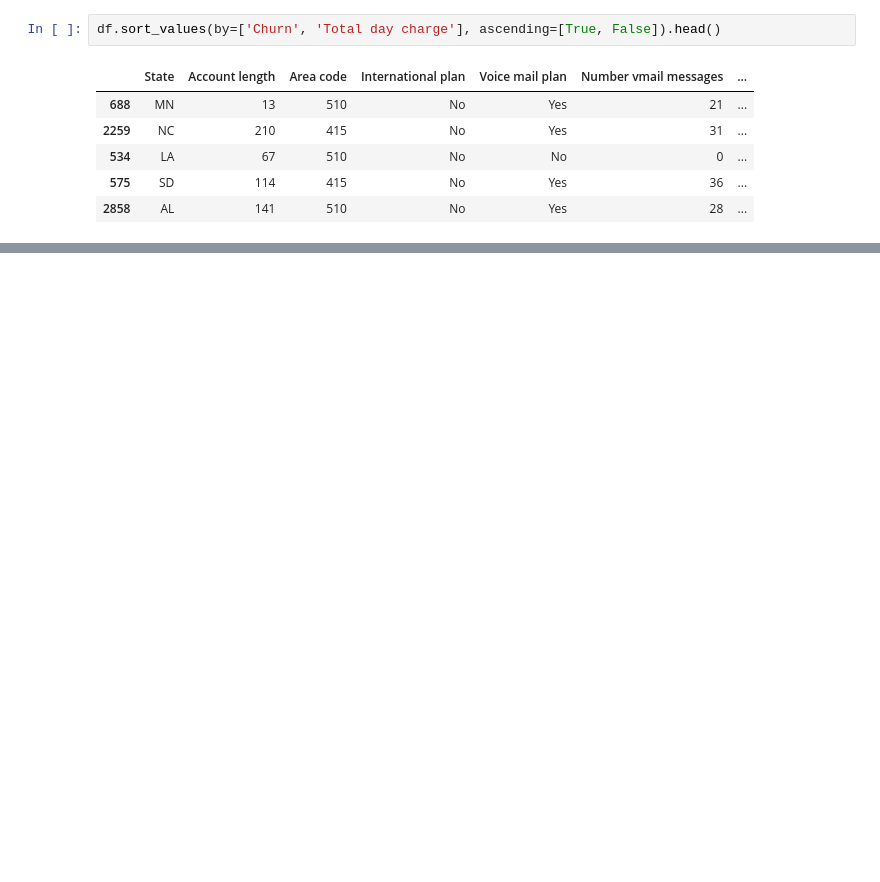
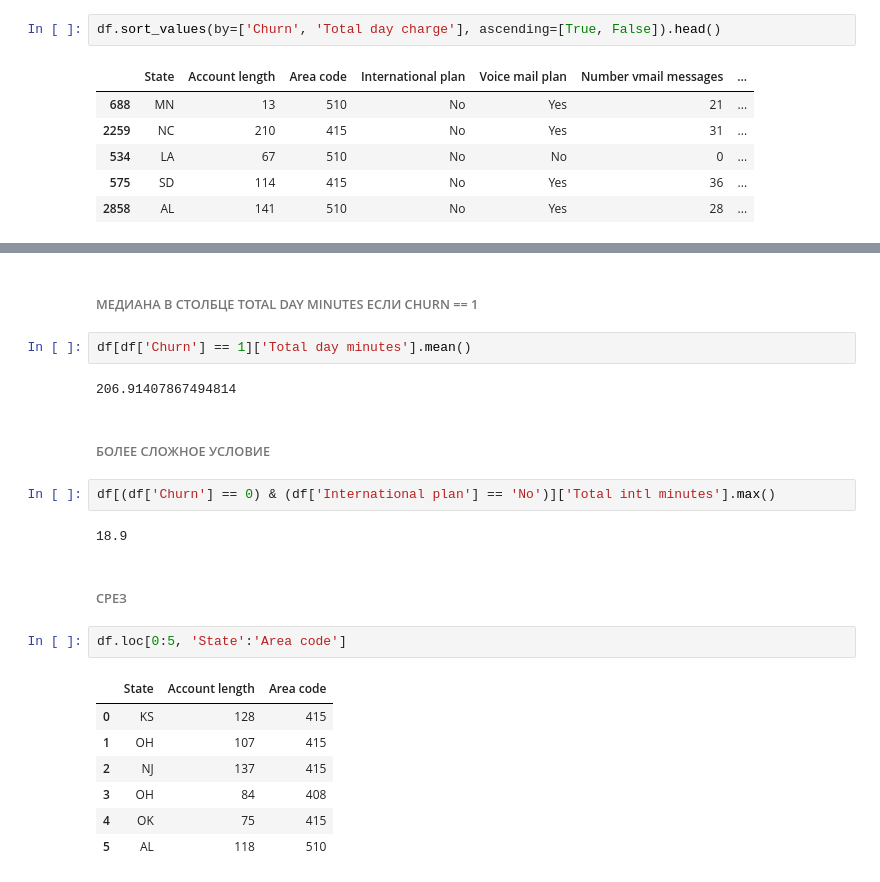
Before and after one commit to all-white/test2, a Jupyter notebook: Untitled.ipynb, the cells around one changed output, grey strips where cells are left out. Drawn from its saved outputs; the diff is of its cells as text; blank space fills up the shorter version.

```diff
--- a/Untitled.ipynb
+++ b/Untitled.ipynb
@@ -103,0 +153,24 @@ df.sort_values(by=['Churn', 'Total day charge'], ascending=[True, False]).head()
+# %% [markdown]
+###### МЕДИАНА В СТОЛБЦЕ TOTAL DAY MINUTES ЕСЛИ CHURN == 1
+# %%
+df[df['Churn'] == 1]['Total day minutes'].mean()
+# %% [output]
+206.91407867494814
+# %% [markdown]
+###### БОЛЕЕ СЛОЖНОЕ УСЛОВИЕ
+# %%
+df[(df['Churn'] == 0) & (df['International plan'] == 'No')]['Total intl minutes'].max()
+# %% [output]
+18.9
+# %% [markdown]
+###### СРЕЗ
+# %%
+df.loc[0:5, 'State':'Area code']
+# %% [output]
+|  | State | Account length | Area code |
+| 0 | KS | 128 | 415 |
+| 1 | OH | 107 | 415 |
+| 2 | NJ | 137 | 415 |
+| 3 | OH | 84 | 408 |
+| 4 | OK | 75 | 415 |
+| 5 | AL | 118 | 510 |
```
Also changed, not shown: parts of 30 cells of this notebook.
